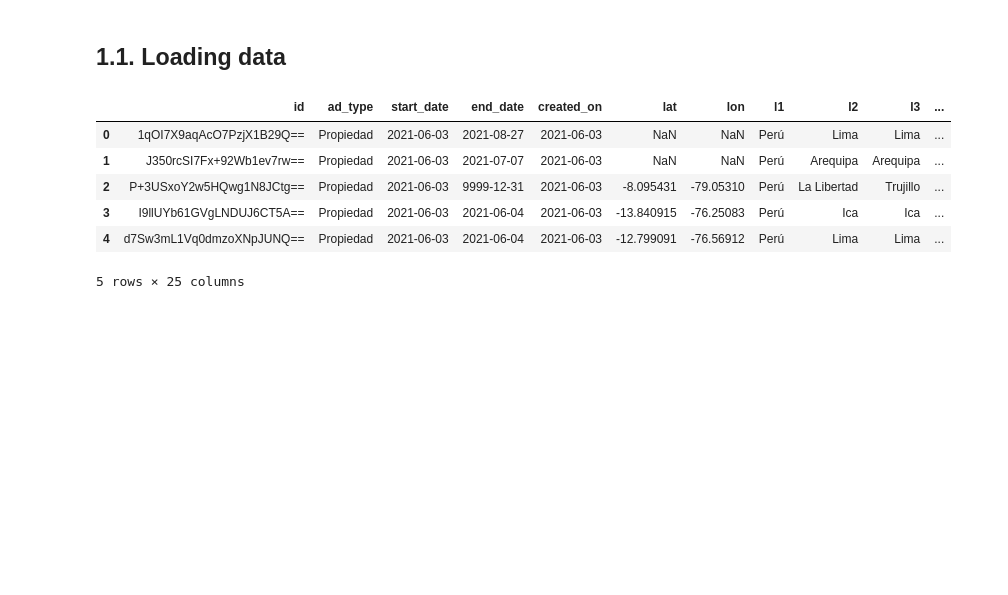
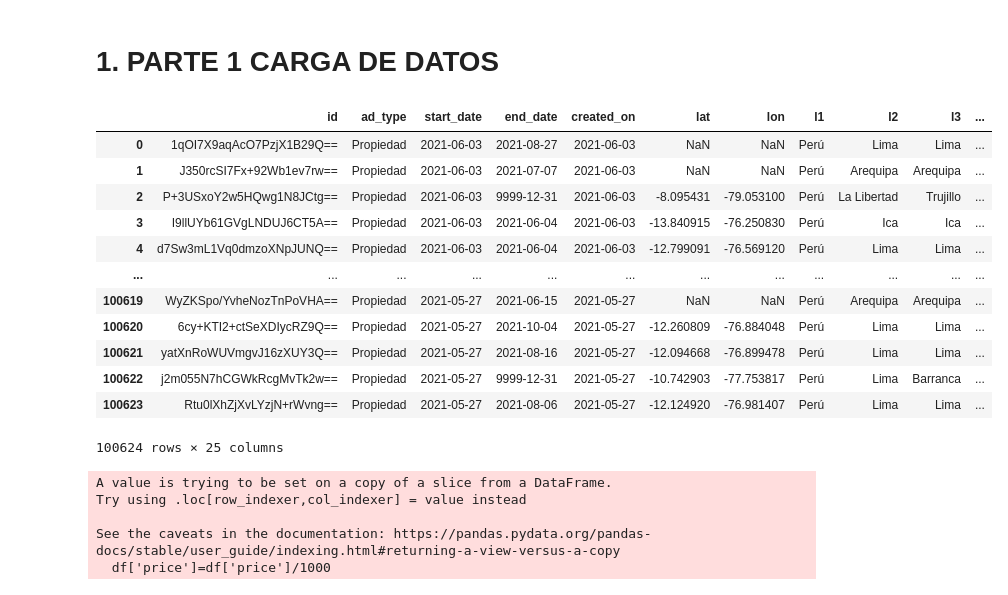
Before and after one commit to ECisneros20/Hackathon-BBVA-2022, a Jupyter notebook: House_prediction.ipynb, the cells around one changed output. Cells and saved outputs as stored; diff of their text form; code cells hidden in the pictures; blank space fills up the shorter version.

```diff
--- a/House_prediction.ipynb
+++ b/House_prediction.ipynb
@@ -77,2 +3,2 @@ Already up to date.
 # %% [markdown]
-## 1.1. Loading data
+# 1. PARTE 1 CARGA DE DATOS
@@ -81,14 +5,6 @@ Already up to date.
 # %%
 import pandas as pd
 
-df_dataset = pd.read_csv('Dataset/pe_properties.csv')
+
+path = 'pe_properties.csv'
+df=pd.read_csv(path)
-# %%
-df_dataset.head()
-# %% [output]
-|  | id | ad_type | start_date | end_date | created_on | lat | lon | l1 | l2 | l3 | ... |
-| 0 | 1qOI7X9aqAcO7PzjX1B29Q== | Propiedad | 2021-06-03 | 2021-08-27 | 2021-06-03 | NaN | NaN | Perú | Lima | Lima | ... |
-| 1 | J350rcSI7Fx+92Wb1ev7rw== | Propiedad | 2021-06-03 | 2021-07-07 | 2021-06-03 | NaN | NaN | Perú | Arequipa | Arequipa | ... |
-| 2 | P+3USxoY2w5HQwg1N8JCtg== | Propiedad | 2021-06-03 | 9999-12-31 | 2021-06-03 | -8.095431 | -79.05310 | Perú | La Libertad | Trujillo | ... |
-| 3 | I9llUYb61GVgLNDUJ6CT5A== | Propiedad | 2021-06-03 | 2021-06-04 | 2021-06-03 | -13.840915 | -76.25083 | Perú | Ica | Ica | ... |
-| 4 | d7Sw3mL1Vq0dmzoXNpJUNQ== | Propiedad | 2021-06-03 | 2021-06-04 | 2021-06-03 | -12.799091 | -76.56912 | Perú | Lima | Lima | ... |
-5 rows × 25 columns
@@ -96,0 +11,16 @@ import numpy as dss
+# %%
+df
+# %% [output]
+|  | id | ad_type | start_date | end_date | created_on | lat | lon | l1 | l2 | l3 | ... |
+| 0 | 1qOI7X9aqAcO7PzjX1B29Q== | Propiedad | 2021-06-03 | 2021-08-27 | 2021-06-03 | NaN | NaN | Perú | Lima | Lima | ... |
+| 1 | J350rcSI7Fx+92Wb1ev7rw== | Propiedad | 2021-06-03 | 2021-07-07 | 2021-06-03 | NaN | NaN | Perú | Arequipa | Arequipa | ... |
+| 2 | P+3USxoY2w5HQwg1N8JCtg== | Propiedad | 2021-06-03 | 9999-12-31 | 2021-06-03 | -8.095431 | -79.053100 | Perú | La Libertad | Trujillo | ... |
+| 3 | I9llUYb61GVgLNDUJ6CT5A== | Propiedad | 2021-06-03 | 2021-06-04 | 2021-06-03 | -13.840915 | -76.250830 | Perú | Ica | Ica | ... |
+| 4 | d7Sw3mL1Vq0dmzoXNpJUNQ== | Propiedad | 2021-06-03 | 2021-06-04 | 2021-06-03 | -12.799091 | -76.569120 | Perú | Lima | Lima | ... |
+| ... | ... | ... | ... | ... | ... | ... | ... | ... | ... | ... | ... |
+| 100619 | WyZKSpo/YvheNozTnPoVHA== | Propiedad | 2021-05-27 | 2021-06-15 | 2021-05-27 | NaN | NaN | Perú | Arequipa | Arequipa | ... |
+| 100620 | 6cy+KTI2+ctSeXDIycRZ9Q== | Propiedad | 2021-05-27 | 2021-10-04 | 2021-05-27 | -12.260809 | -76.884048 | Perú | Lima | Lima | ... |
+| 100621 | yatXnRoWUVmgvJ16zXUY3Q== | Propiedad | 2021-05-27 | 2021-08-16 | 2021-05-27 | -12.094668 | -76.899478 | Perú | Lima | Lima | ... |
+| 100622 | j2m055N7hCGWkRcgMvTk2w== | Propiedad | 2021-05-27 | 9999-12-31 | 2021-05-27 | -10.742903 | -77.753817 | Perú | Lima | Barranca | ... |
+| 100623 | Rtu0lXhZjXvLYzjN+rWvng== | Propiedad | 2021-05-27 | 2021-08-06 | 2021-05-27 | -12.124920 | -76.981407 | Perú | Lima | Lima | ... |
+100624 rows × 25 columns
@@ -96,0 +33,34 @@ import numpy as dss
+# %%
+#### REDUCCION A K DE PRECIOS
+###  EJM 5000 = 5K
+df['price']=df['price']/1000
+
+###ELIMIAR COLUMNAS QUE NO SIRVEN  DATOS COMO ID FECHA
+
+df=df.drop(['id', 'ad_type', 'start_date', 'end_date', 'created_on'],axis=1)
+
+
+###ELIMIAR COLUMNAS QUE NO SIRVEN LUGAR COMO PAIS PERO MANTENIENDO DEPARTAMENTO
+
+df=df.drop(['lat', 'lon', 'l1', 'l3', 'l4','l5','l6'],axis=1)
+
+## ELIMINAR TITULO, MONEDA
+df=df.drop([ 'description', 'title', 'operation_type'],axis=1)
+
+df=df.drop([ 'currency',],axis=1)
+
+#ELIMINAR PRICE PERIOD
+
+df=df.drop([ 'price_period'],axis=1)
+
+df=df.drop(['surface_total',
+       'surface_covered'],axis=1)
+
+####CAMBIAR ORDEN
+df = df.reindex(columns=['l2', 'rooms', 'bedrooms', 'bathrooms',  'property_type', 'price'])
+# %% [output]
+A value is trying to be set on a copy of a slice from a DataFrame.
+Try using .loc[row_indexer,col_indexer] = value instead
+
+See the caveats in the documentation: https://pandas.pydata.org/pandas-docs/stable/user_guide/indexing.html#returning-a-view-versus-a-copy
+  df['price']=df['price']/1000
```
Also changed, not shown: parts of 24 cells of this notebook.
